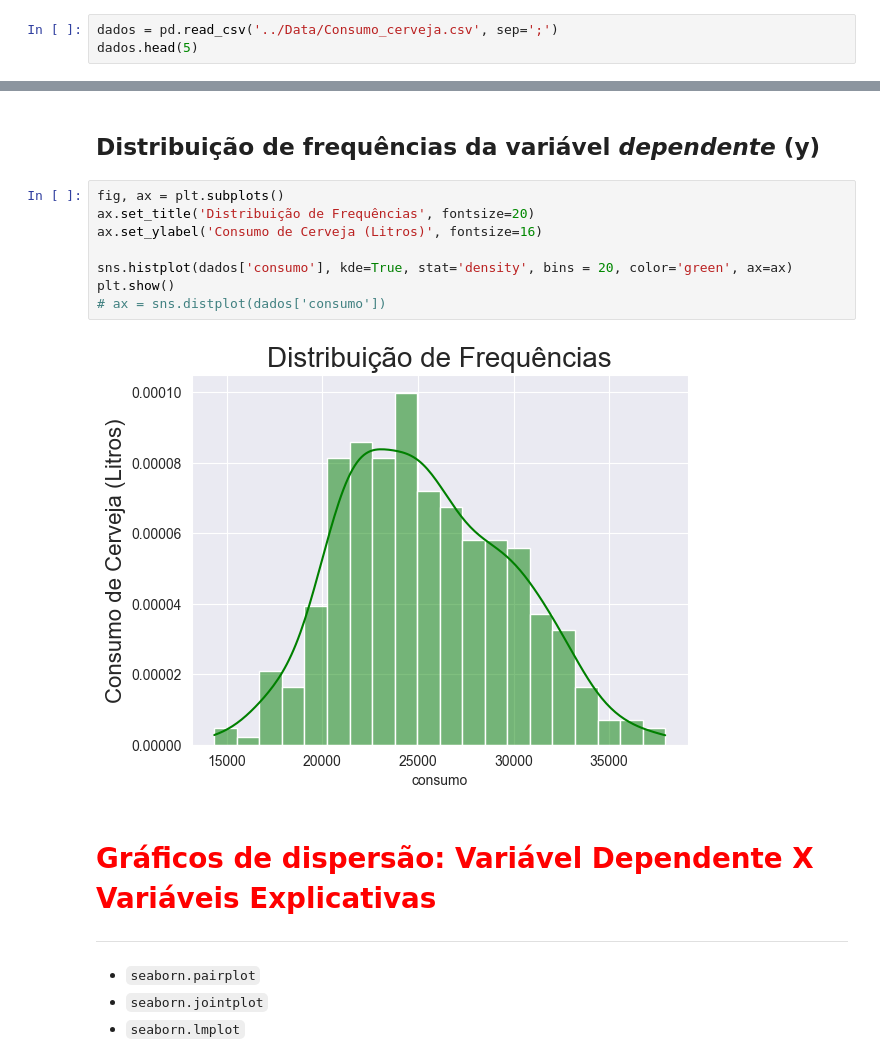
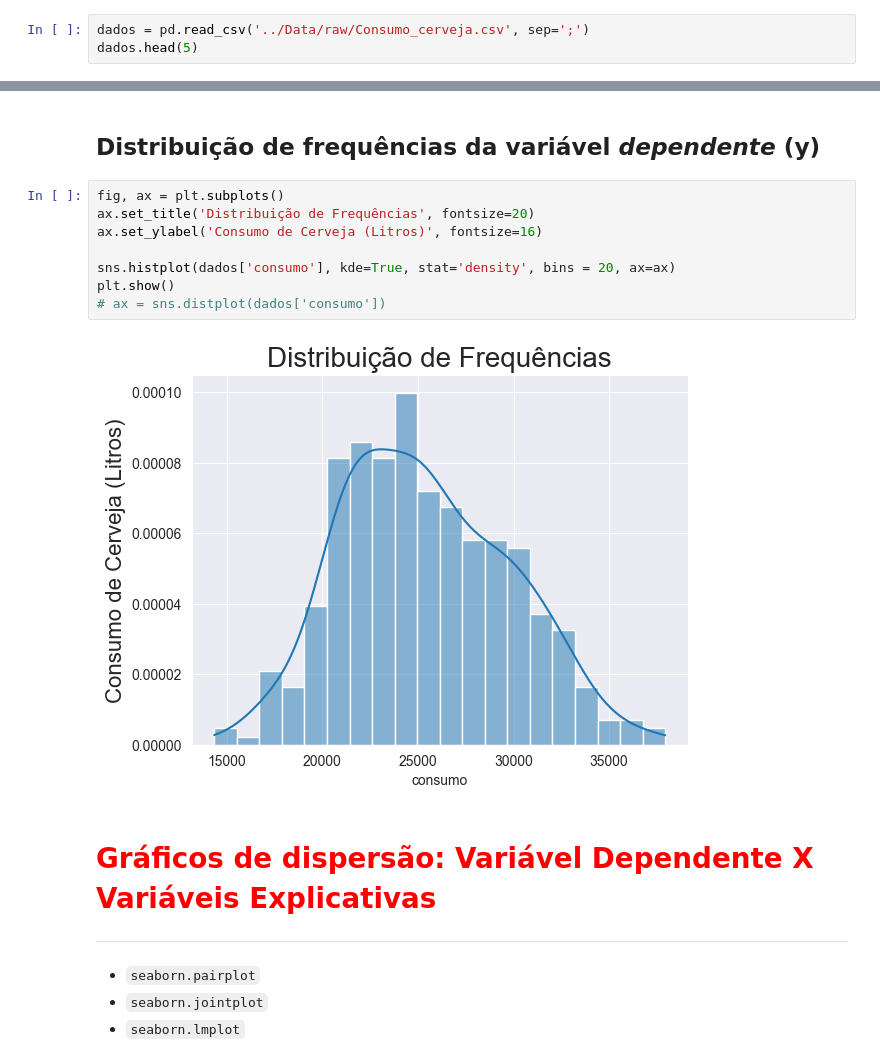
Before and after one commit to espeditoalves/MLBeerRegression, a Jupyter notebook: Notebooks/01_Analise_exploratoria.ipynb, the cells around one changed output, grey strips where cells are left out. Saved outputs shown, nothing was run; the diff lists cells and outputs as text.

```diff
--- a/Notebooks/01_Analise_exploratoria.ipynb
+++ b/Notebooks/01_Analise_exploratoria.ipynb
@@ -43,7 +43,7 @@ sns.set_style("darkgrid")
 # %% [markdown]
 ## Leitura dos dados
 # %%
-dados = pd.read_csv('../Data/Consumo_cerveja.csv', sep=';')
+dados = pd.read_csv('../Data/raw/Consumo_cerveja.csv', sep=';')
 dados.head(5)
 # %% [output]
 |  | data | temp_media | temp_min | temp_max | chuva | fds | consumo |
@@ -176,13 +176,13 @@ plt.show()
 # %%
 fig, ax = plt.subplots()
 ax.set_title('Distribuição de Frequências', fontsize=20)
 ax.set_ylabel('Consumo de Cerveja (Litros)', fontsize=16)
 
-sns.histplot(dados['consumo'], kde=True, stat='density', bins = 20, color='green', ax=ax)
+sns.histplot(dados['consumo'], kde=True, stat='density', bins = 20, ax=ax)
 plt.show()
 # ax = sns.distplot(dados['consumo'])
 # %% [output]
-[figure, old version]
+[figure, new version]
 # %% [markdown]
 
 # <font color='red' style='font-size: 30px;'>Gráficos de dispersão: Variável Dependente X Variáveis Explicativas</font>
```
Also changed, not shown: 2 other files.
